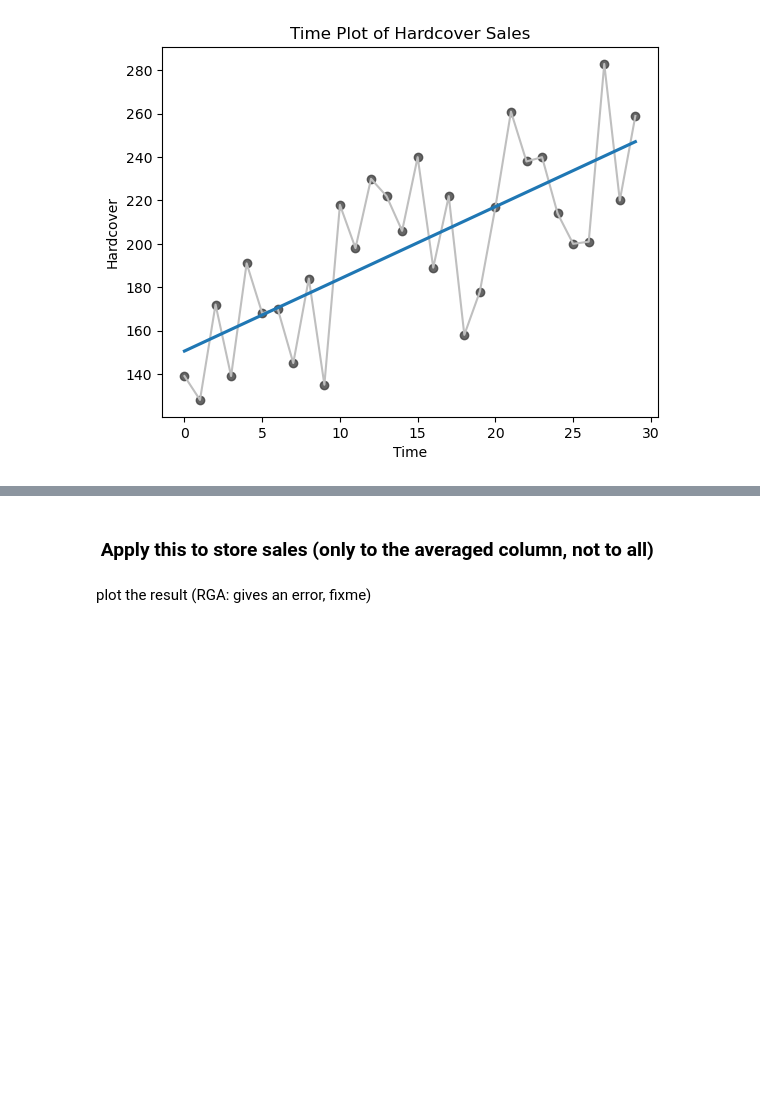
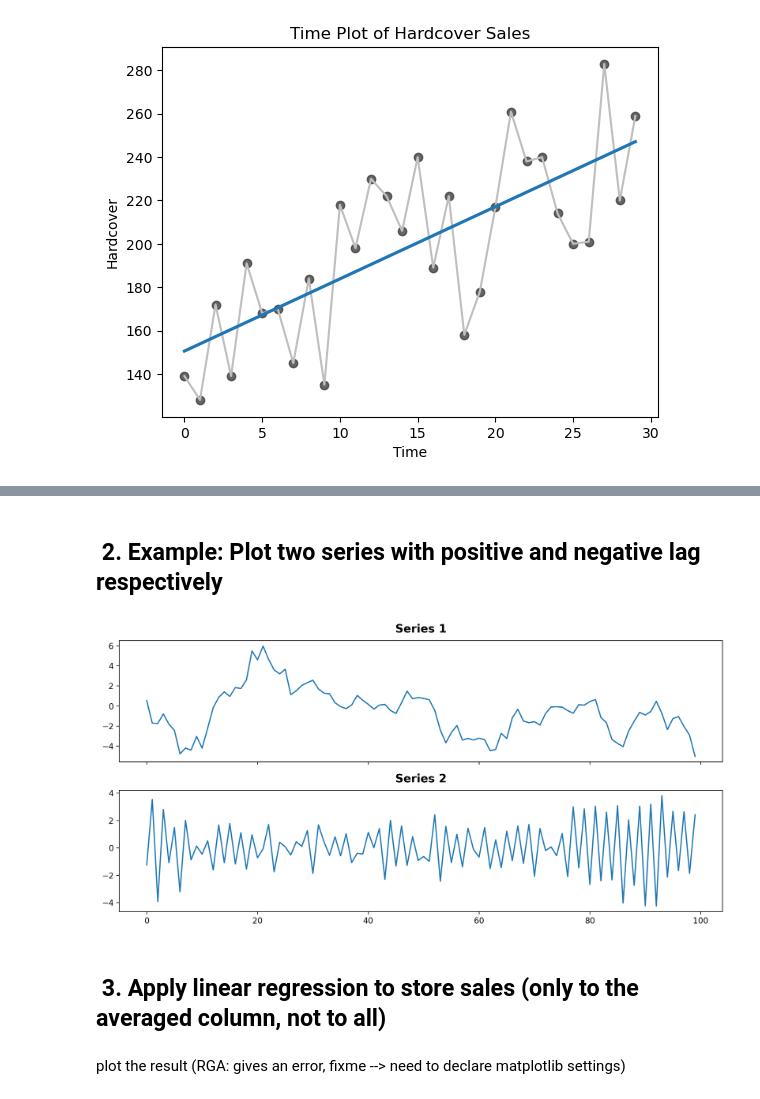
Before and after one commit to rgomezam/team_TGRM, a Jupyter notebook: TS_course/exercise1.ipynb, the cells around one changed output, grey strips where cells are left out. Cells and saved outputs as stored; diff of their text form; code cells hidden in the pictures; blank space fills up the shorter version.

```diff
--- a/TS_course/exercise1.ipynb
+++ b/TS_course/exercise1.ipynb
@@ -52,5 +65,16 @@ ax.set_title('Time Plot of Hardcover Sales');
+# %% [markdown]
+##  2. Example: Plot two series with positive and negative lag respectively
+# %%
+ar = pd.read_csv(data_dir +'/'+ 'ar.csv')
+fig, (ax1, ax2) = plt.subplots(2, 1, figsize=(11, 5.5), sharex=True)
+ax1.plot(ar['ar1'])
+ax1.set_title('Series 1')
+ax2.plot(ar['ar2'])
+ax2.set_title('Series 2');
+# %% [output]
+[figure, added]
 # %% [markdown]
-###  Apply this to store sales (only to the averaged column, not to all)
+##  3. Apply linear regression to store sales (only to the averaged column, not to all)
 # %%
 from sklearn.linear_model import LinearRegression
 
@@ -73,4 +97,4 @@ model.fit(X, y)
 # the training data
 y_pred = pd.Series(model.predict(X), index=X.index)
 # %% [markdown]
-plot the result (RGA: gives an error, fixme)
+plot the result (RGA: gives an error, fixme --> need to declare matplotlib settings)
```
Also changed, not shown: parts of 11 cells of this notebook, 5 other files.
